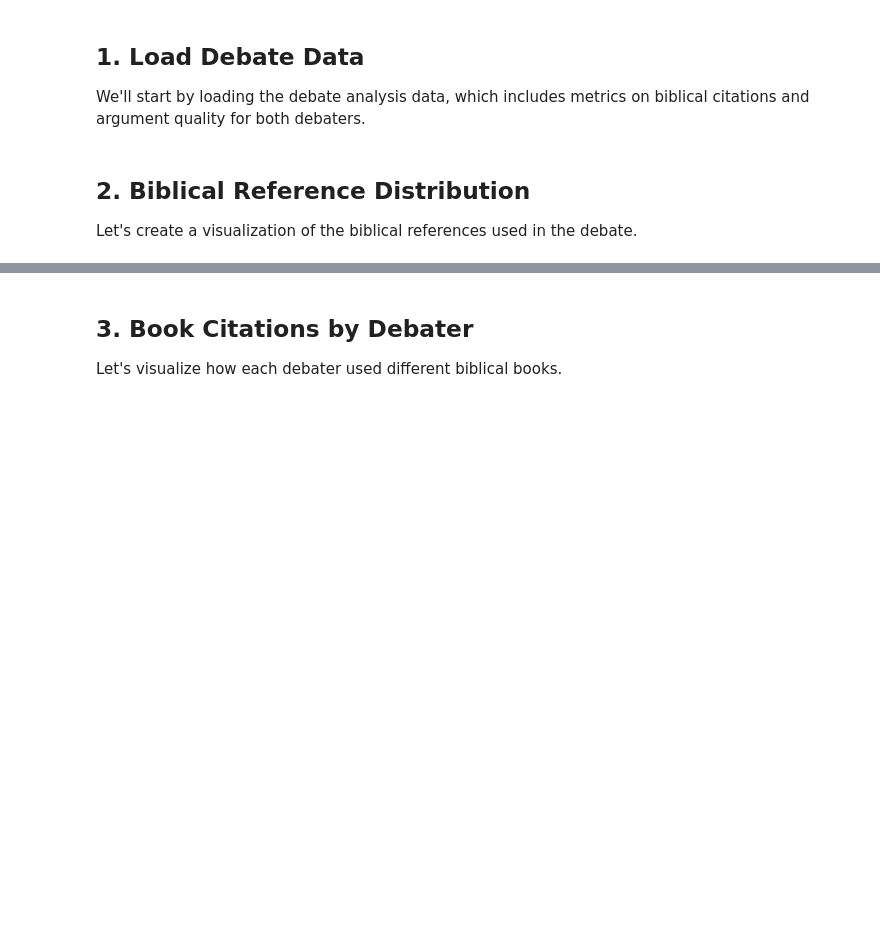
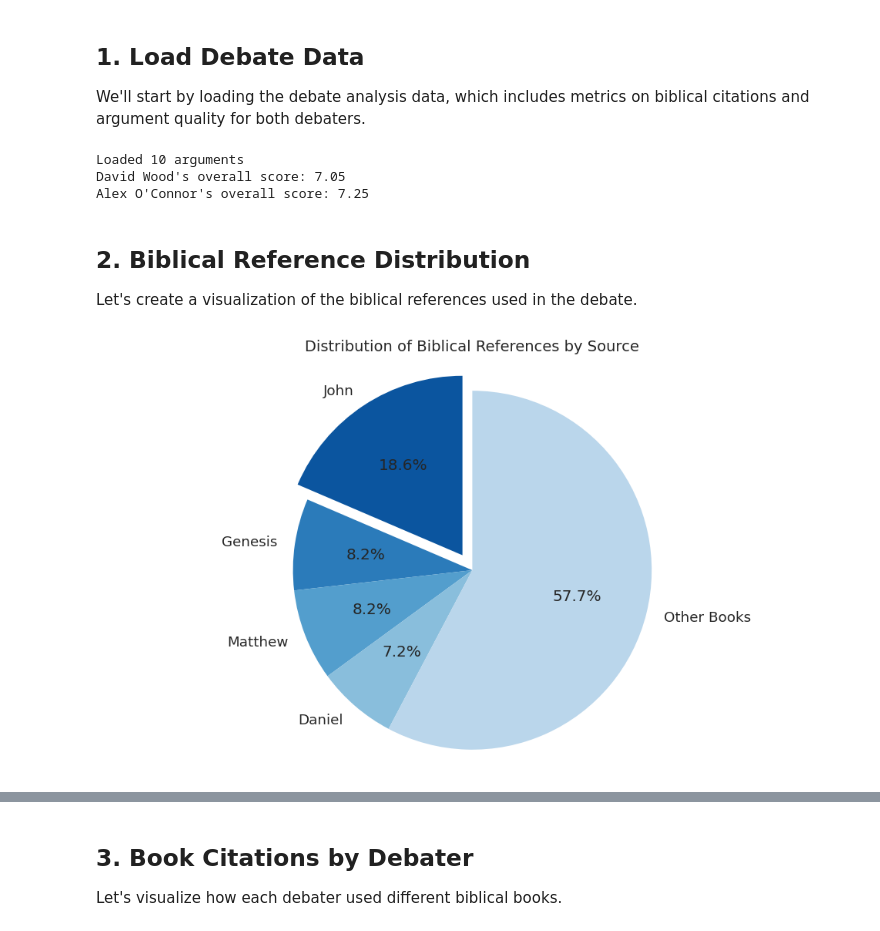
Before and after one commit to asabaal/religious-texts, a Jupyter notebook: debate_analysis_notebook.ipynb, the cells around one changed output, grey strips where cells are left out. Cells and saved outputs as stored; diff of their text form; code cells hidden in the pictures; blank space fills up the shorter version.

```diff
--- a/debate_analysis_notebook.ipynb
+++ b/debate_analysis_notebook.ipynb
@@ -34,7 +40,7 @@ oconnor_color = '#ff7f0e'  # Orange
 We'll start by loading the debate analysis data, which includes metrics on biblical citations and argument quality for both debaters.
 # %%
 # Load debate metrics from CSV file
-debate_metrics = pd.read_csv('data/wood_oconnor_debate_metrics.csv')
+debate_metrics = pd.read_csv('/home/asabaal/asabaal_ventures/repos/religious-texts/data/wood_oconnor_debate_metrics.csv')
 print(f"Loaded {len(debate_metrics)} arguments")
 
 # Separate by debater
@@ -51,42 +57,48 @@ oconnor_overall = sum(oconnor_avg.values()) / len(oconnor_avg)
 
 print(f"David Wood's overall score: {wood_overall:.2f}")
 print(f"Alex O'Connor's overall score: {oconnor_overall:.2f}")
+# %% [output]
+Loaded 10 arguments
+David Wood's overall score: 7.05
+Alex O'Connor's overall score: 7.25
 # %% [markdown]
 ## 2. Biblical Reference Distribution
 
 Let's create a visualization of the biblical references used in the debate.
 # %%
 # Load bible reference distribution data
-books_data = pd.read_csv('data/biblical_references.csv')
+books_data = pd.read_csv('/home/asabaal/asabaal_ventures/repos/religious-texts/data/biblical_references.csv')
 
 # Calculate total references by source
 books_data['Total'] = books_data['Wood_Citations'] + books_data['OConnor_Citations']
 books_data = books_data.sort_values('Total', ascending=False).reset_index(drop=True)
 
 # Group into categories for pie chart
 top_books = books_data.head(4)['Book'].tolist()
 other_books = books_data.iloc[4:]['Total'].sum()
 
 # Create pie chart data
 pie_data = pd.DataFrame({
     'Source': top_books + ['Other Books'],
     'References': list(books_data.head(4)['Total']) + [other_books]
 })
 
 # Calculate percentages
 total_refs = pie_data['References'].sum()
 pie_data['Percentage'] = (pie_data['References'] / total_refs) * 100
 
 # Create a pie chart
 plt.figure(figsize=(10, 6))
 plt.pie(pie_data['Percentage'], labels=pie_data['Source'], autopct='%1.1f%%',
         startangle=90, shadow=False, explode=(0.1, 0, 0, 0, 0),
         colors=sns.color_palette('Blues_r'))
 plt.axis('equal')  # Equal aspect ratio ensures that pie is drawn as a circle
 plt.title('Distribution of Biblical References by Source', fontsize=14)
 plt.tight_layout()
 plt.savefig('reference_distribution_pie.png', dpi=300, bbox_inches='tight')
 plt.show()
+# %% [output]
+[figure, added]
 # %%
 # Create reference type data
 reference_types = pd.DataFrame({
```
Also changed, not shown: parts of 9 cells of this notebook.
